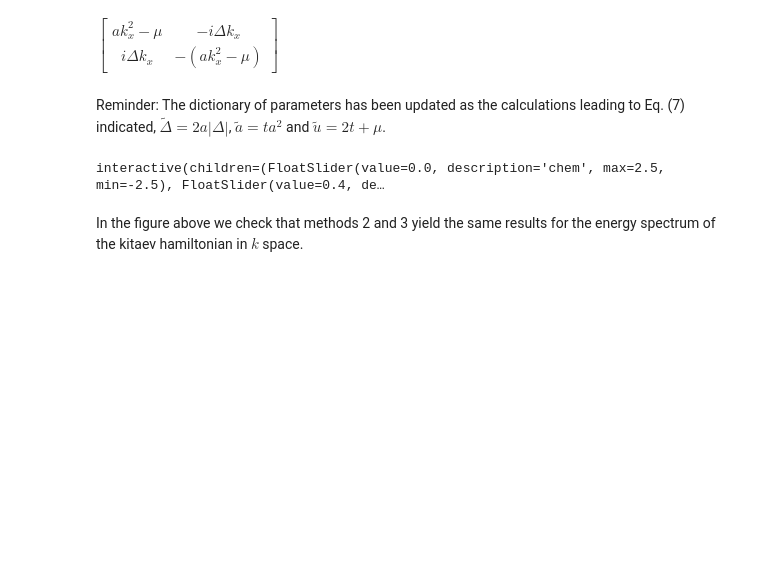
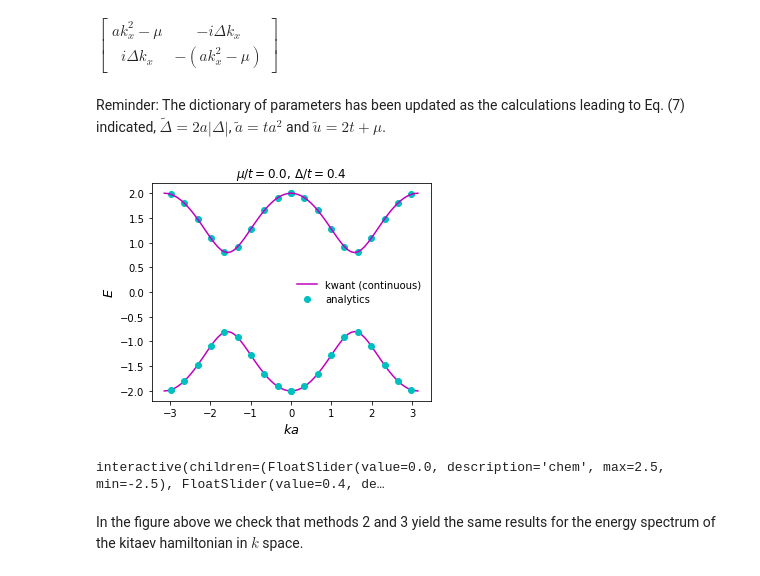
Before and after one commit to LeoFer-Bec/Topo_Supercond_notes, a Jupyter notebook: 1_Kitaev_chain.ipynb, the cells around one changed output. Saved outputs shown, nothing was run; the diff lists cells and outputs as text; code cells hidden in the pictures; blank space fills up the shorter version.

```diff
--- a/1_Kitaev_chain.ipynb
+++ b/1_Kitaev_chain.ipynb
@@ -492,6 +497,10 @@ def spectr_compar(chem,supgap):
     sub.set_xlabel(r'$ka$', fontsize=13)
     sub.set_ylabel(r'$E$', fontsize=13)
     sub.legend(['kwant (continuous)','analytics'],frameon=False)
+# %%
+spectr_compar(chem=0.0, supgap=0.4)
+# %% [output]
+[figure, added]
 # %%
 w = interactive(spectr_compar, chem=(-2.5,2.5), supgap=(0.0,0.8))
 display(w)
```
Also changed, not shown: parts of 4 cells of this notebook.
